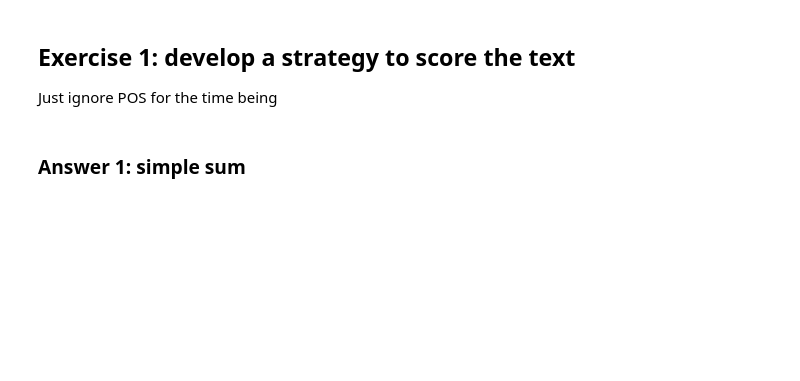
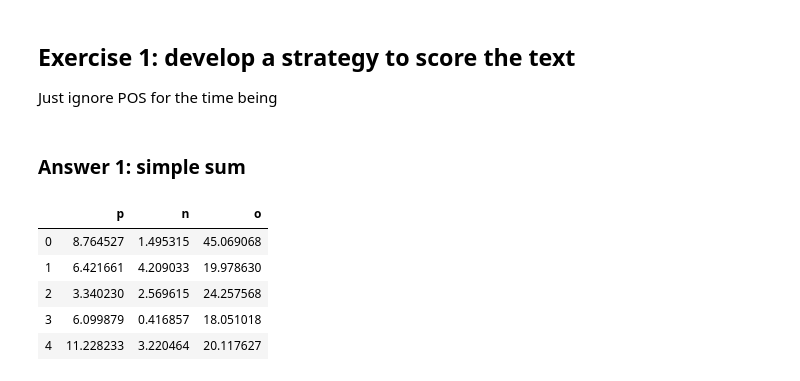
Before and after one commit to afflint/textsent, a Jupyter notebook: sentiwordnet.ipynb, the cells around one changed output. Saved outputs shown, nothing was run; the diff lists cells and outputs as text; code cells hidden in the pictures; blank space fills up the shorter version.

```diff
--- a/sentiwordnet.ipynb
+++ b/sentiwordnet.ipynb
@@ -71,6 +104,15 @@ for i, text in enumerate(docs):
 # %%
 X = pd.DataFrame(Xd).T
 X.columns = ['p', 'n', 'o']
+# %%
+X.head()
+# %% [output]
+|  | p | n | o |
+| 0 | 8.764527 | 1.495315 | 45.069068 |
+| 1 | 6.421661 | 4.209033 | 19.978630 |
+| 2 | 3.340230 | 2.569615 | 24.257568 |
+| 3 | 6.099879 | 0.416857 | 18.051018 |
+| 4 | 11.228233 | 3.220464 | 20.117627 |
 # %%
 scaler = MinMaxScaler()
 Xs = scaler.fit_transform(X)
```
Also changed, not shown: parts of 17 cells of this notebook, 3 other files.
